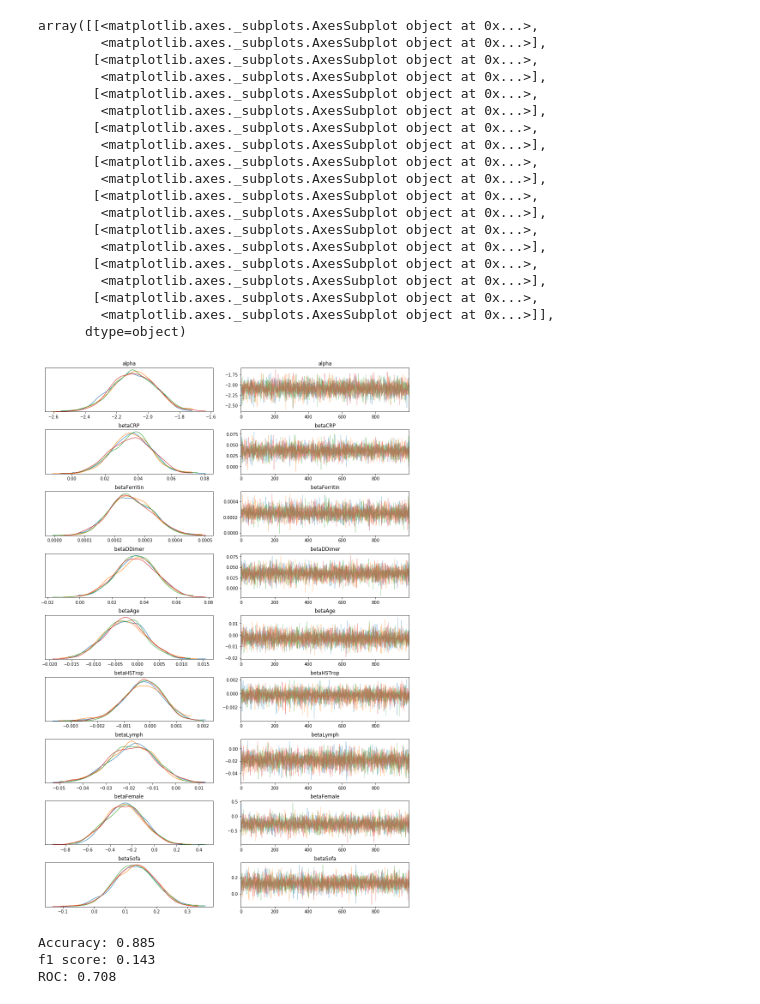
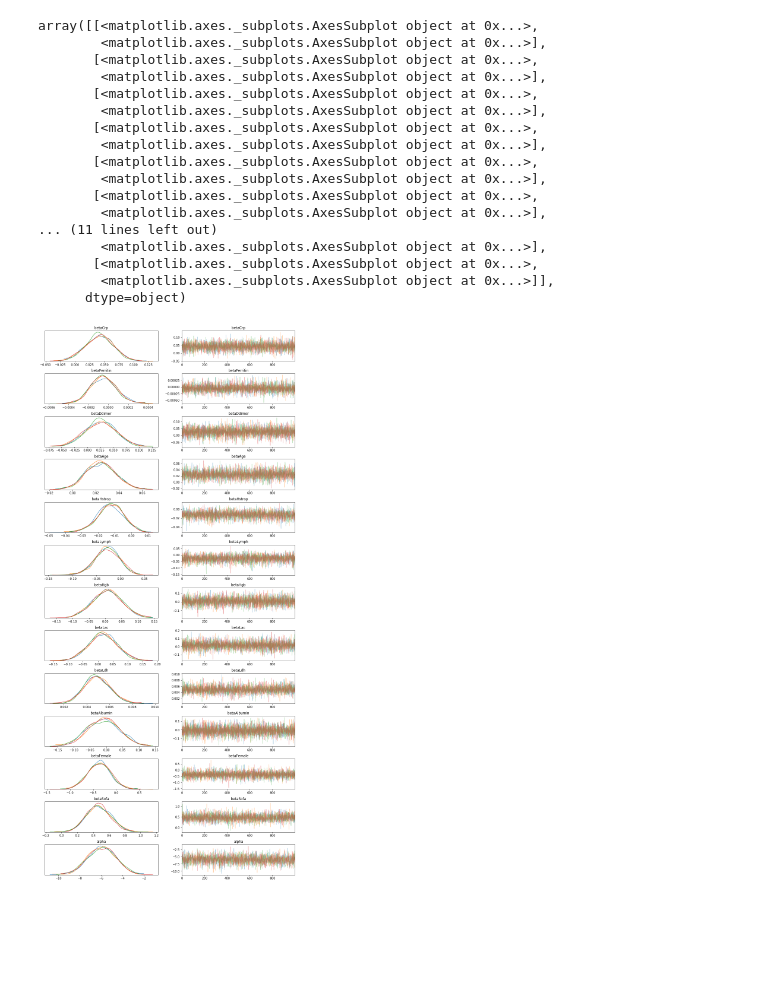
Before and after one commit to jburke5/edCovidRiskPrediction, a Jupyter notebook: buildModelFromUMDataNotebook.ipynb, the cells around one changed output. Cells and saved outputs as stored; diff of their text form; code cells hidden in the pictures; blank space fills up the shorter version.

```diff
--- a/buildModelFromUMDataNotebook.ipynb
+++ b/buildModelFromUMDataNotebook.ipynb
@@ -13,6 +13,7 @@ rawData.loc[(rawData.ED_LAB_COVID19=="Positive") | (rawData.ED_LAB_COVID19=="Pre
 rawData.loc[(rawData.ED_LAB_COVID19=="Not Detected"), 'ED_LAB_COVID19'] ="Not detected"
 rawData = rawData.loc[(rawData.ED_LAB_COVID19 == 'Detected') | (rawData.ED_LAB_COVID19 == 'Not detected')]
 rawData['covid'] = rawData.ED_LAB_COVID19=="Detected"
+rawData = rawData.loc[rawData.covid]
 # %%
 # clean outcomes
 rawData.loc[(rawData.ED_PM_EXPIRED_IN_ED_YN=="Y"), 'ED_ADMIT_TO_ICU_YN'] = 1
@@ -120,7 +112,9 @@ cleanedData.rename(columns={'AGE_AT_VISIT_YRS' : 'age', 'TRIAGE_SBP' : 'sbp', 'T
                             'ED_LAB_DDIMER' : 'dDimer', 'ED_LAB_FERRITIN' : 'ferritin',
                             'ED_LAB_CBC_PLT' : 'platelets', 'ED_LAB_CMP_CR' : 'creatinine',
                             'ED_LAB_CMP_TBILI' : 'tbili', 'ED_LAB_HSTROP0' : 'hsTrop',
-                            'ED_LAB_IL6' : 'il6', 'ED_LAB_CBC_LYM' : 'lymph'}, inplace=True)
+                            'ED_LAB_IL6' : 'il6', 'ED_LAB_CBC_LYM' : 'lymph',
+                            'ED_LAB_CBC_HGB': 'hgb', 'ED_LAB_VBG_LAC':'lac', 'ED_LAB_LDH':'ldh',
+                            'ED_LAB_CMP_ALB': 'albumin'}, inplace=True)
 # %%
 cleanedData
 # %% [output]
@@ -166,5 +160,6 @@ cleanedData.loc[cleanedData.map < 70, 'sofa'] = cleanedData.sofa + 1
 cleanedData['creatCat'] = pd.cut(cleanedData.creatinine, [0, 1.19, 1.99, 3.49, 4.99, 100]).values.codes
 cleanedData['sofa'] = cleanedData.sofa + cleanedData.creatCat
 # %%
-modelData = cleanedData[['age', 'female', 'crp','dDimer', 'ferritin', 'hsTrop','icu', 'sofa', 'lymph']]
+modelData = cleanedData[['age', 'female', 'crp','dDimer', 'ferritin', 'hsTrop','icu', 'sofa',
+                         'lymph', 'hgb', 'lac', 'ldh', 'albumin']]
 # %%
@@ -223,0 +181,32 @@ NUTS: [betaFemale, betaLymph, betaSofa, betaAge, betaHSTrop, betaDDimer, betaFer
+# %%
+def getBetaNameForLab(lab):
+    return 'beta' + lab.capitalize()
+
+labs = ['crp', 'dDimer', 'ferritin', 'hsTrop', 'hgb', 'lac', 'ldh', 'albumin']
+
+with pm.Model() as logitICUWIthPriors:
+    alpha = pm.Normal('alpha', mu=0, sd=10)
+    betaAge = pm.Normal('betaAge', mu=0.095, sd=0.05)
+    betaSofa = pm.Normal('betaSofa', mu=1.73, sd=0.5)
+    betaLymph = pm.Normal('betaLymph', mu=-1.66, sd=0.9)
+    betaFemale = pm.Normal('betaFemale', mu=-0.49, sd=0.3)
+
+
+
+    # dynamically setting the lab data and prior sothat we can do programatic ppcs on them
+    for lab in labs:
+        name = getBetaNameForLab(lab)
+        setattr(logitICUWIthPriors, name, pm.Normal(name, mu=0, sd=0.05))
+        setattr(logitICUWIthPriors, lab, pm.Data(lab, modelData[lab]))
+
+
+    # mu is the sum of hte cmponents with specified priors + those with pessimistic pirors that we defined
+    mu = alpha + betaAge * modelData.age + betaSofa * modelData.sofa + betaLymph * modelData.lymph + betaFemale * modelData.female
+    for lab  in labs:
+        mu += getattr(logitICUWIthPriors, getBetaNameForLab(lab)) * getattr(logitICUWIthPriors, lab)
+
+    θ = pm.Deterministic('θ', pm.math.sigmoid(mu))
+
+    y_1 = pm.Bernoulli('y_1', p=θ, observed=modelData.icu)
+
+    trace_ICU = pm.sample(1000, tune=2000, cores=4)
@@ -241,37 +307,24 @@ az.summary(trace_logitICU, var_names=['alpha', 'betaCRP', 'betaFerritin', 'betaD
 # %%
-az.plot_trace(trace_logitICU, var_names=['alpha', 'betaCRP', 'betaFerritin', 'betaDDimer', 'betaAge', 'betaHSTrop',
-                               'betaLymph', 'betaFemale', 'betaSofa'])
+az.plot_trace(trace_ICU, var_names=['betaCrp', 'betaFerritin', 'betaDdimer', 'betaAge', 'betaHstrop',
+                                      'betaLymph', 'betaHgb', 'betaLac', 'betaLdh', 'betaAlbumin',
+                                    'betaFemale', 'betaSofa', 'alpha'])
 # %% [output]
 array([[<matplotlib.axes._subplots.AxesSubplot object at 0x...>,
         <matplotlib.axes._subplots.AxesSubplot object at 0x...>],
        [<matplotlib.axes._subplots.AxesSubplot object at 0x...>,
         <matplotlib.axes._subplots.AxesSubplot object at 0x...>],
        [<matplotlib.axes._subplots.AxesSubplot object at 0x...>,
         <matplotlib.axes._subplots.AxesSubplot object at 0x...>],
        [<matplotlib.axes._subplots.AxesSubplot object at 0x...>,
         <matplotlib.axes._subplots.AxesSubplot object at 0x...>],
        [<matplotlib.axes._subplots.AxesSubplot object at 0x...>,
         <matplotlib.axes._subplots.AxesSubplot object at 0x...>],
        [<matplotlib.axes._subplots.AxesSubplot object at 0x...>,
         <matplotlib.axes._subplots.AxesSubplot object at 0x...>],
-       [<matplotlib.axes._subplots.AxesSubplot object at 0x...>,
-        <matplotlib.axes._subplots.AxesSubplot object at 0x...>],
-       [<matplotlib.axes._subplots.AxesSubplot object at 0x...>,
+... (11 lines left out)
         <matplotlib.axes._subplots.AxesSubplot object at 0x...>],
        [<matplotlib.axes._subplots.AxesSubplot object at 0x...>,
         <matplotlib.axes._subplots.AxesSubplot object at 0x...>]],
       dtype=object)
-[figure, old version]
+[figure, new version]
-# %%
-ppc = pm.sample_ppc(trace_logitICU, model=logitICUWIthPriors, samples=500)
-probs = ppc['y_1'].mean(axis=0)
-
-preds = np.rint(probs).astype('int')
-print(f'Accuracy: {accuracy_score(icu, preds):.3f}')
-print(f'f1 score: {f1_score(icu, preds):.3f}')
-print(f'ROC: {roc_auc_score(icu, probs):.3f}')
-# %% [output]
-Accuracy: 0.885
-f1 score: 0.143
-ROC: 0.708
 # %%
```
Also changed, not shown: parts of 33 cells of this notebook, 8 other files.
